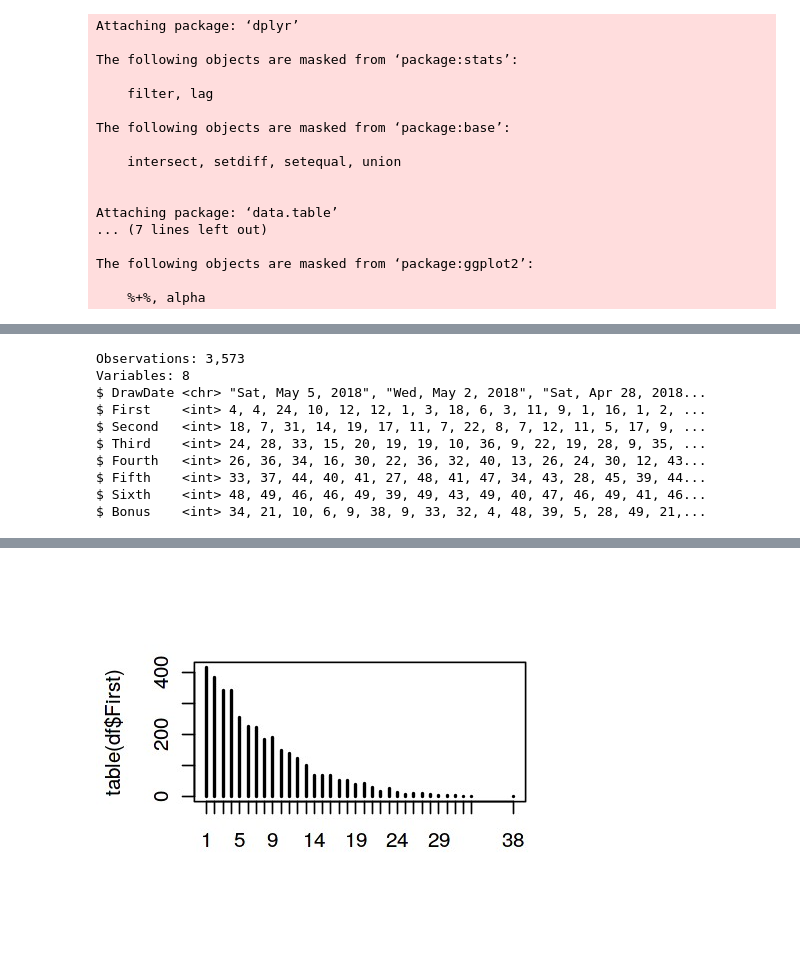
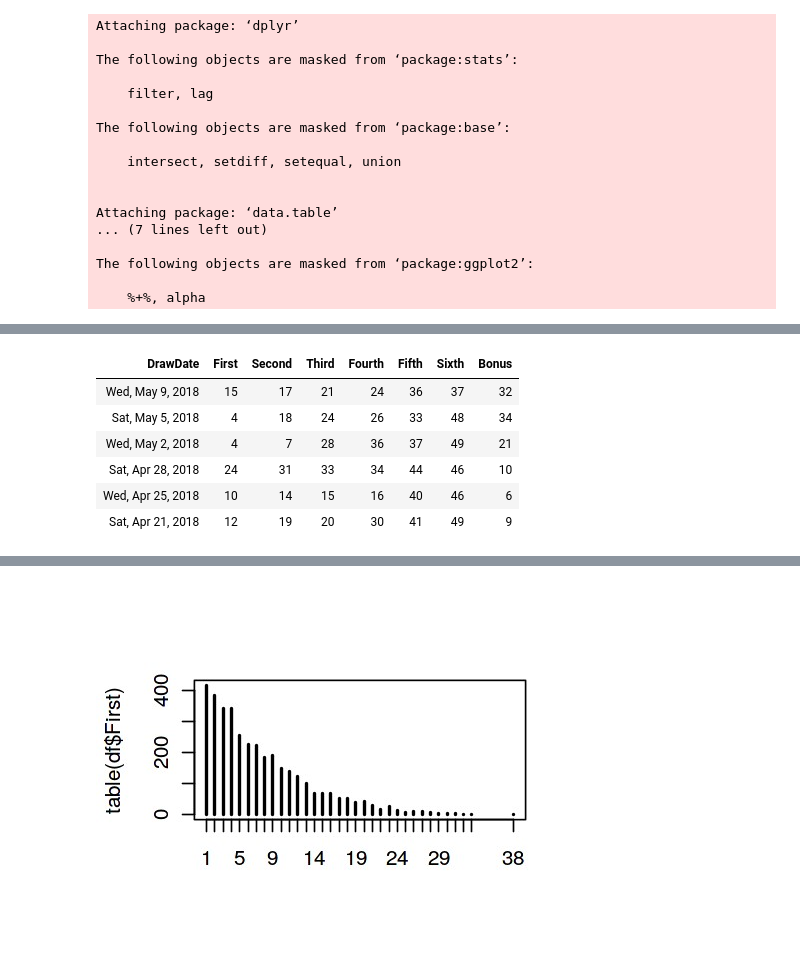
Before and after one commit to tarjin/SpecialProjectsInR, a Jupyter notebook: Lotto649Analysis.ipynb, the cells around one changed output, grey strips where cells are left out. Saved outputs shown, nothing was run; the diff lists cells and outputs as text; code cells hidden in the pictures.

```diff
--- a/Lotto649Analysis.ipynb
+++ b/Lotto649Analysis.ipynb
@@ -48,13 +50,10 @@ $ Bonus    <int> 34, 21, 10, 6, 9, 38, 9, 33, 32, 4, 48, 39, 5, 28, 49, 21,...
 # %%
-glimpse(df)
+head(df)
 # %% [output]
-Observations: 3,573
-Variables: 8
-$ DrawDate <chr> "Sat, May 5, 2018", "Wed, May 2, 2018", "Sat, Apr 28, 2018...
-$ First    <int> 4, 4, 24, 10, 12, 12, 1, 3, 18, 6, 3, 11, 9, 1, 16, 1, 2, ...
-$ Second   <int> 18, 7, 31, 14, 19, 17, 11, 7, 22, 8, 7, 12, 11, 5, 17, 9, ...
-$ Third    <int> 24, 28, 33, 15, 20, 19, 19, 10, 36, 9, 22, 19, 28, 9, 35, ...
-$ Fourth   <int> 26, 36, 34, 16, 30, 22, 36, 32, 40, 13, 26, 24, 30, 12, 43...
-$ Fifth    <int> 33, 37, 44, 40, 41, 27, 48, 41, 47, 34, 43, 28, 45, 39, 44...
-$ Sixth    <int> 48, 49, 46, 46, 49, 39, 49, 43, 49, 40, 47, 46, 49, 41, 46...
-$ Bonus    <int> 34, 21, 10, 6, 9, 38, 9, 33, 32, 4, 48, 39, 5, 28, 49, 21,...
+| DrawDate | First | Second | Third | Fourth | Fifth | Sixth | Bonus |
+| Wed, May 9, 2018 | 15 | 17 | 21 | 24 | 36 | 37 | 32 |
+| Sat, May 5, 2018 | 4 | 18 | 24 | 26 | 33 | 48 | 34 |
+| Wed, May 2, 2018 | 4 | 7 | 28 | 36 | 37 | 49 | 21 |
+| Sat, Apr 28, 2018 | 24 | 31 | 33 | 34 | 44 | 46 | 10 |
+| Wed, Apr 25, 2018 | 10 | 14 | 15 | 16 | 40 | 46 | 6 |
+| Sat, Apr 21, 2018 | 12 | 19 | 20 | 30 | 41 | 49 | 9 |
```
Also changed, not shown: parts of 13 cells of this notebook.
